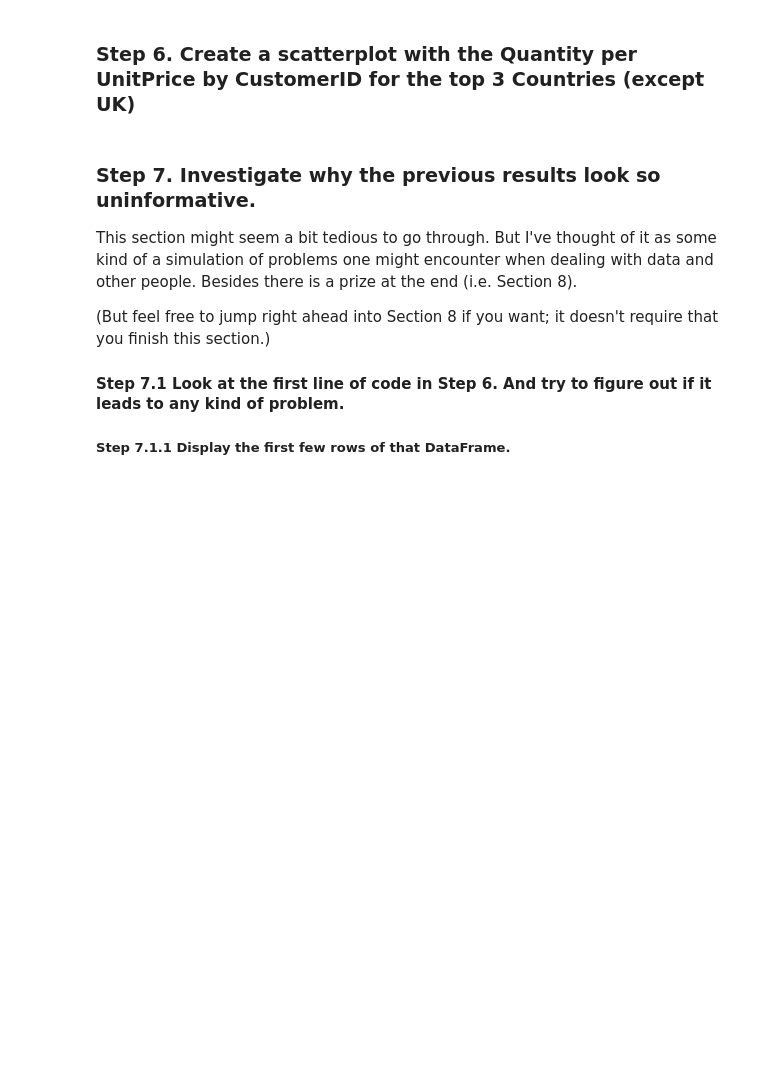
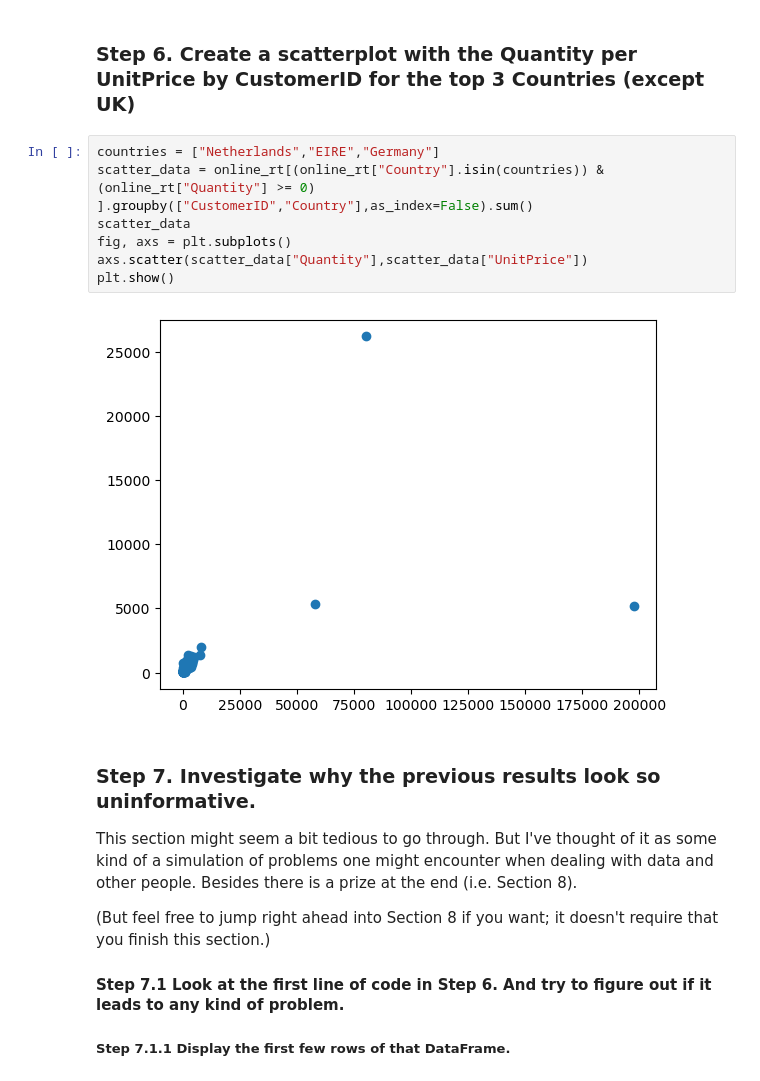
Before and after one commit to jptxaya/pandas_exercises, a Jupyter notebook: 07_Visualization/Online_Retail/Exercises.ipynb, the cells around one changed output. Drawn from its saved outputs; the diff is of its cells as text; blank space fills up the shorter version.

```diff
--- a/07_Visualization/Online_Retail/Exercises.ipynb
+++ b/07_Visualization/Online_Retail/Exercises.ipynb
@@ -52,5 +70,14 @@ plt.show()
 # %% [markdown]
 ### Step 6. Create a scatterplot with the Quantity per UnitPrice by CustomerID for the top 3 Countries (except UK)
+# %%
+countries = ["Netherlands","EIRE","Germany"]
+scatter_data = online_rt[(online_rt["Country"].isin(countries)) & (online_rt["Quantity"] >= 0) ].groupby(["CustomerID","Country"],as_index=False).sum()
+scatter_data
+fig, axs = plt.subplots()
+axs.scatter(scatter_data["Quantity"],scatter_data["UnitPrice"])
+plt.show()
+# %% [output]
+[figure, added]
 # %% [markdown]
 ### Step 7. Investigate why the previous results look so uninformative.
 
```
Also changed, not shown: parts of 16 cells of this notebook, 3 other files.
